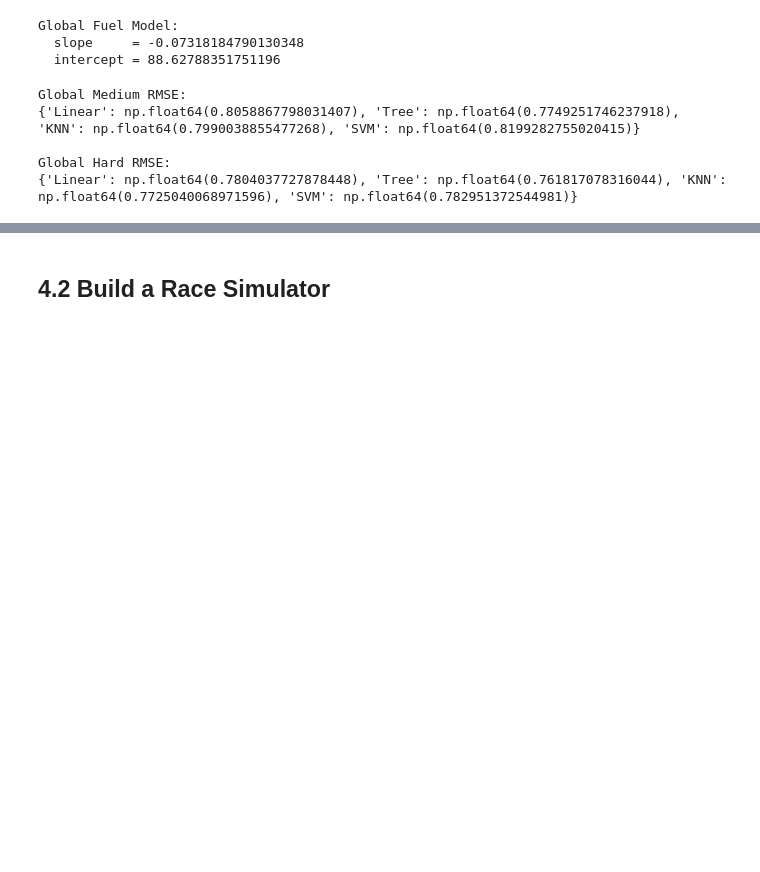
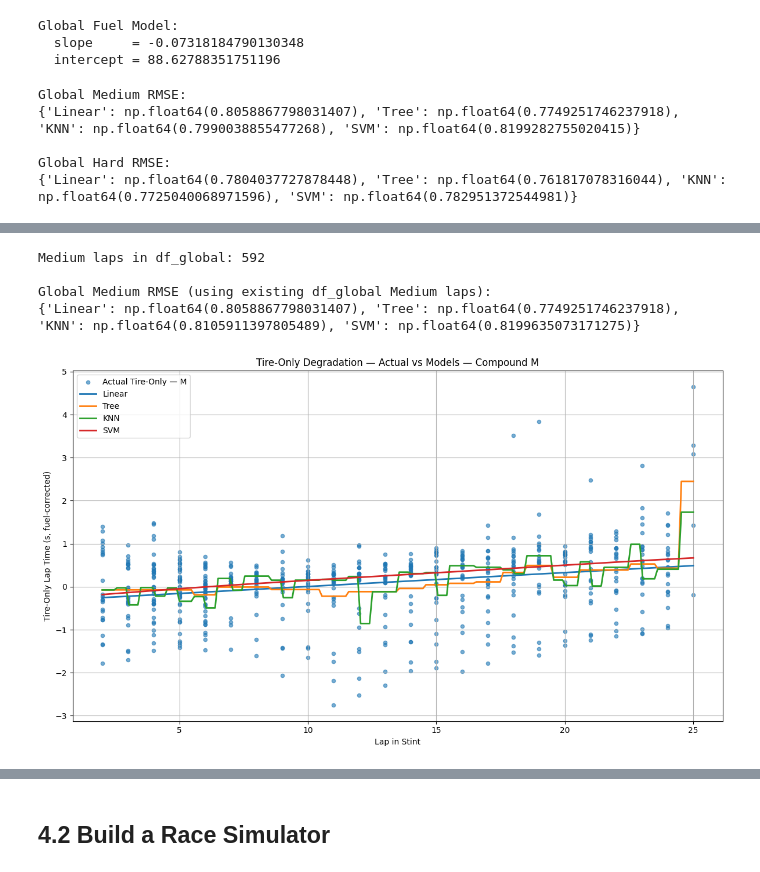
Before and after one commit to jeffreylgoode/f1-capstone-project, a Jupyter notebook: notebooks/f1.ipynb, the cells around one changed output, grey strips where cells are left out. Cells and saved outputs as stored; diff of their text form; code cells hidden in the pictures; blank space fills up the shorter version.

```diff
--- a/notebooks/f1.ipynb
+++ b/notebooks/f1.ipynb
@@ -2477,0 +2586,28 @@ Global Hard RMSE:
+# %%
+# ============================================================
+# GLOBAL MEDIUM MODEL — Using Medium Laps Already in df_global
+# (Option A)
+# ============================================================
+
+# --- STEP 1: Filter df_global to Medium compound only ---
+df_M = df_global[df_global["compound"] == "M"].copy()
+
+print("Medium laps in df_global:", len(df_M))
+
+if len(df_M) == 0:
+    raise ValueError("df_global contains no Medium laps — cannot train global Medium model.")
+
+# --- STEP 2: Train global Medium models ---
+models_M, metrics_M = train_models(df_M)
+
+print("\nGlobal Medium RMSE (using existing df_global Medium laps):")
+print(metrics_M)
+
+# --- STEP 3: Plot global Medium degradation curve ---
+plot_tire_only_degradation(models_M, df_M, "M")
+# %% [output]
+Medium laps in df_global: 592
+
+Global Medium RMSE (using existing df_global Medium laps):
+{'Linear': np.float64(0.8058867798031407), 'Tree': np.float64(0.7749251746237918), 'KNN': np.float64(0.8105911397805489), 'SVM': np.float64(0.8199635073171275)}
+[figure, added]
```
Also changed, not shown: parts of 7 cells of this notebook.
